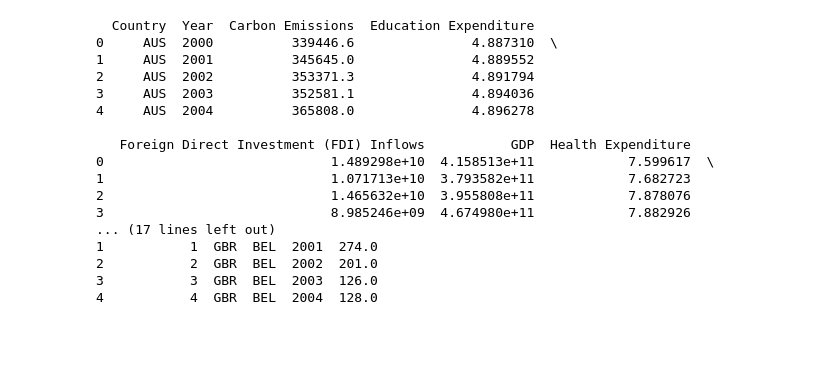
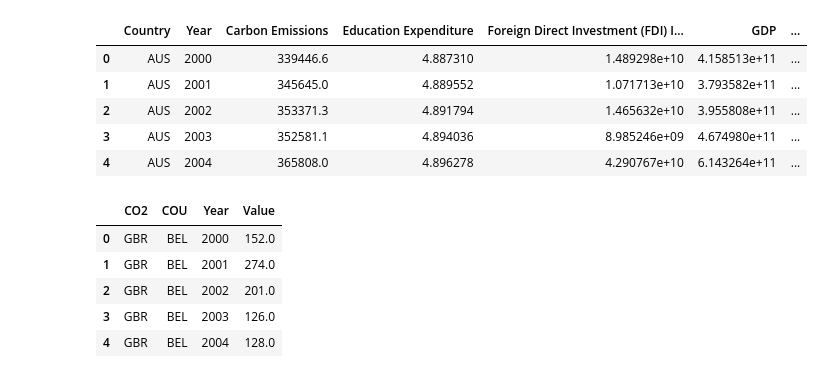
Before and after one commit to MartinMichaux/Forecasting-citizenship-acquisition-flow-using-Graph-Neural-Networks, a Jupyter notebook: timeseries_forecasting.ipynb, the cells around one changed output. Drawn from its saved outputs; the diff is of its cells as text; code cells hidden in the pictures; blank space fills up the shorter version.

```diff
--- a/timeseries_forecasting.ipynb
+++ b/timeseries_forecasting.ipynb
@@ -8,21 +13,18 @@ immigration = pd.read_csv('data/OECD_acquisition_data_interpolated.csv', encodin
-# %%
-print(df_features.head())
-print(immigration.head())
-# %% [output]
-  Country  Year  Carbon Emissions  Education Expenditure
-0     AUS  2000          339446.6               4.887310  \
-1     AUS  2001          345645.0               4.889552
-2     AUS  2002          353371.3               4.891794
-3     AUS  2003          352581.1               4.894036
-4     AUS  2004          365808.0               4.896278
-
-   Foreign Direct Investment (FDI) Inflows           GDP  Health Expenditure
-0                             1.489298e+10  4.158513e+11            7.599617  \
-1                             1.071713e+10  3.793582e+11            7.682723
-2                             1.465632e+10  3.955808e+11            7.878076
-3                             8.985246e+09  4.674980e+11            7.882926
-... (17 lines left out)
-1           1  GBR  BEL  2001  274.0
-2           2  GBR  BEL  2002  201.0
-3           3  GBR  BEL  2003  126.0
-4           4  GBR  BEL  2004  128.0
+# %%
+df_features.head()
+# %% [output]
+|  | Country | Year | Carbon Emissions | Education Expenditure | Foreign Direct Investment (FDI) I... | GDP | ... |
+| 0 | AUS | 2000 | 339446.6 | 4.887310 | 1.489298e+10 | 4.158513e+11 | ... |
+| 1 | AUS | 2001 | 345645.0 | 4.889552 | 1.071713e+10 | 3.793582e+11 | ... |
+| 2 | AUS | 2002 | 353371.3 | 4.891794 | 1.465632e+10 | 3.955808e+11 | ... |
+| 3 | AUS | 2003 | 352581.1 | 4.894036 | 8.985246e+09 | 4.674980e+11 | ... |
+| 4 | AUS | 2004 | 365808.0 | 4.896278 | 4.290767e+10 | 6.143264e+11 | ... |
+# %%
+immigration.head()
+# %% [output]
+|  | CO2 | COU | Year | Value |
+| 0 | GBR | BEL | 2000 | 152.0 |
+| 1 | GBR | BEL | 2001 | 274.0 |
+| 2 | GBR | BEL | 2002 | 201.0 |
+| 3 | GBR | BEL | 2003 | 126.0 |
+| 4 | GBR | BEL | 2004 | 128.0 |
```
Also changed, not shown: parts of 17 cells of this notebook, 1 other file.
